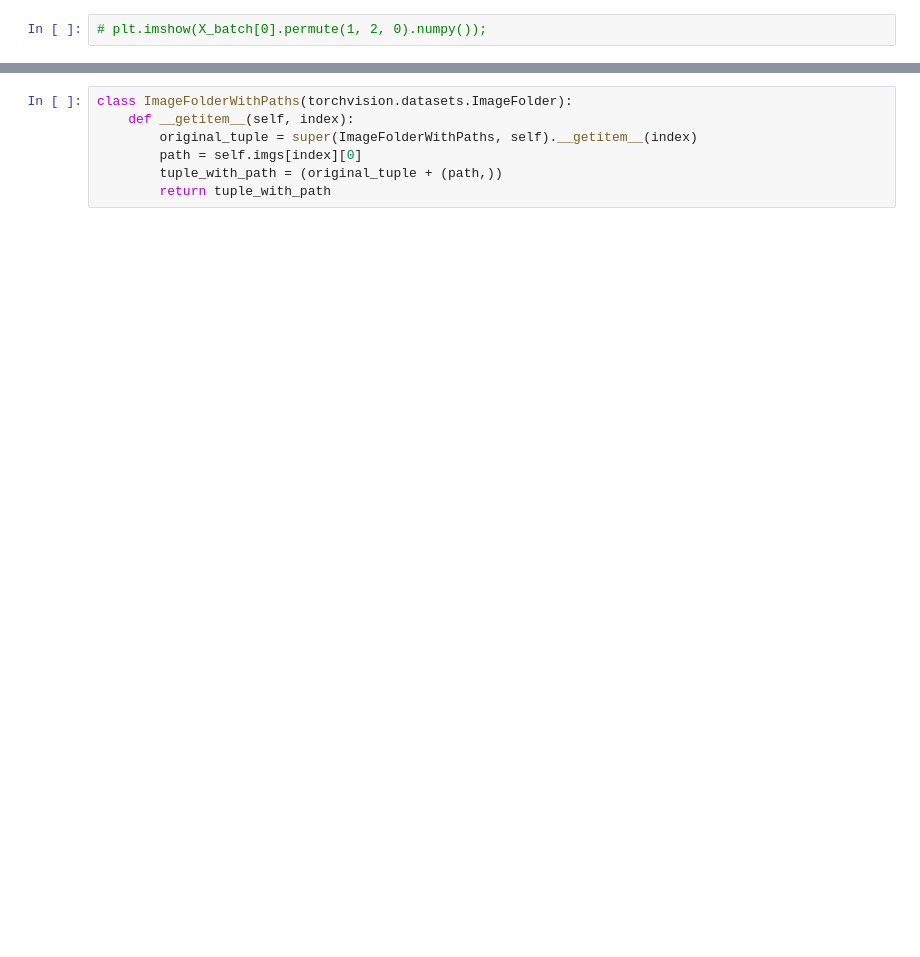
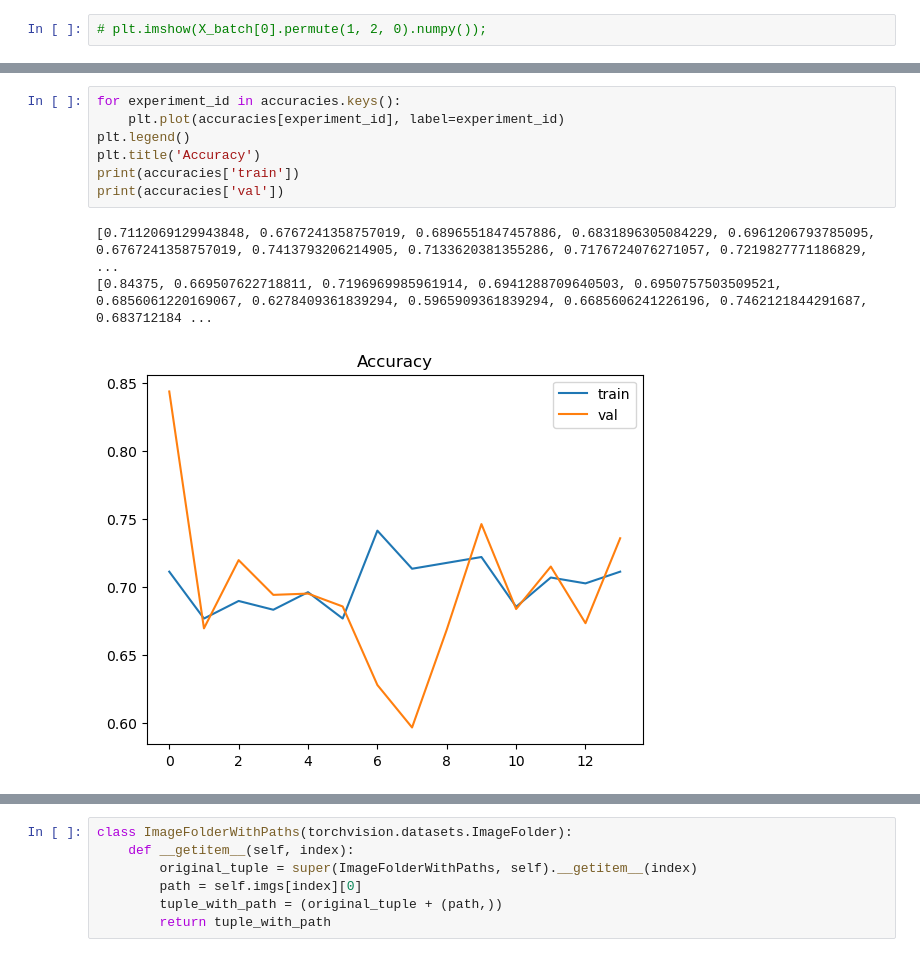
Before and after one commit to Ruslan-Far/robot_engineer, a Jupyter notebook: plates_resnet_152/plates_resnet_152.ipynb, the cells around one changed output, grey strips where cells are left out. Cells and saved outputs as stored; diff of their text form; blank space fills up the shorter version.

```diff
--- a/plates_resnet_152/plates_resnet_152.ipynb
+++ b/plates_resnet_152/plates_resnet_152.ipynb
@@ -419,3 +451,14 @@ train_model(model, loss, optimizer, scheduler, num_epochs=30);
+# %%
+for experiment_id in accuracies.keys():
+    plt.plot(accuracies[experiment_id], label=experiment_id)
+plt.legend()
+plt.title('Accuracy')
+print(accuracies['train'])
+print(accuracies['val'])
+# %% [output]
+[0.7112069129943848, 0.6767241358757019, 0.6896551847457886, 0.6831896305084229, 0.6961206793785095, 0.6767241358757019, 0.7413793206214905, 0.7133620381355286, 0.7176724076271057, 0.7219827771186829, ...
+[0.84375, 0.669507622718811, 0.7196969985961914, 0.6941288709640503, 0.6950757503509521, 0.6856061220169067, 0.6278409361839294, 0.5965909361839294, 0.6685606241226196, 0.7462121844291687, 0.683712184 ...
+[figure, added]
 # %%
 test_dir = 'test'
 shutil.copytree(os.path.join(data_root, 'test'), os.path.join(test_dir, 'unknown'))
```
Also changed, not shown: parts of 26 cells of this notebook.
